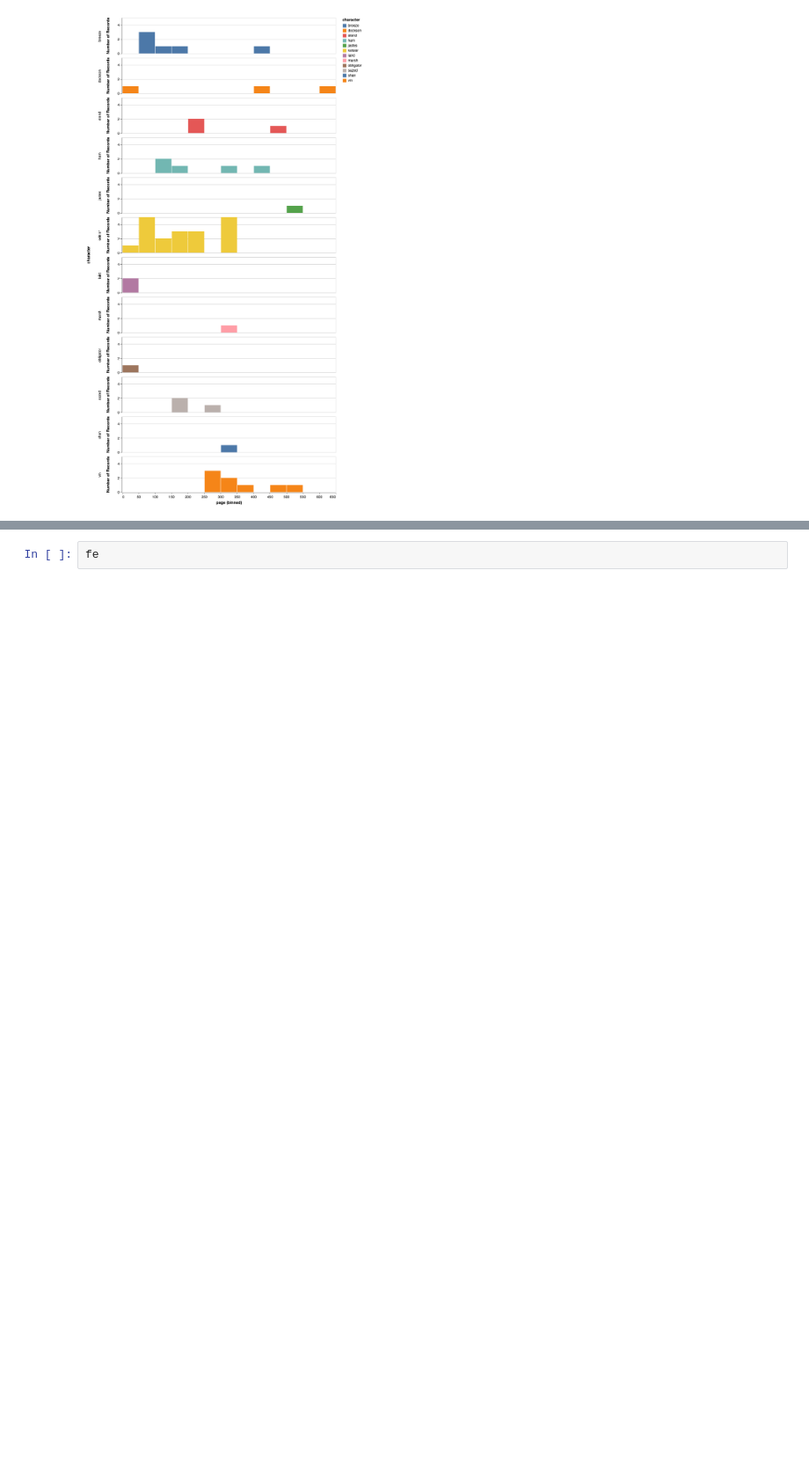
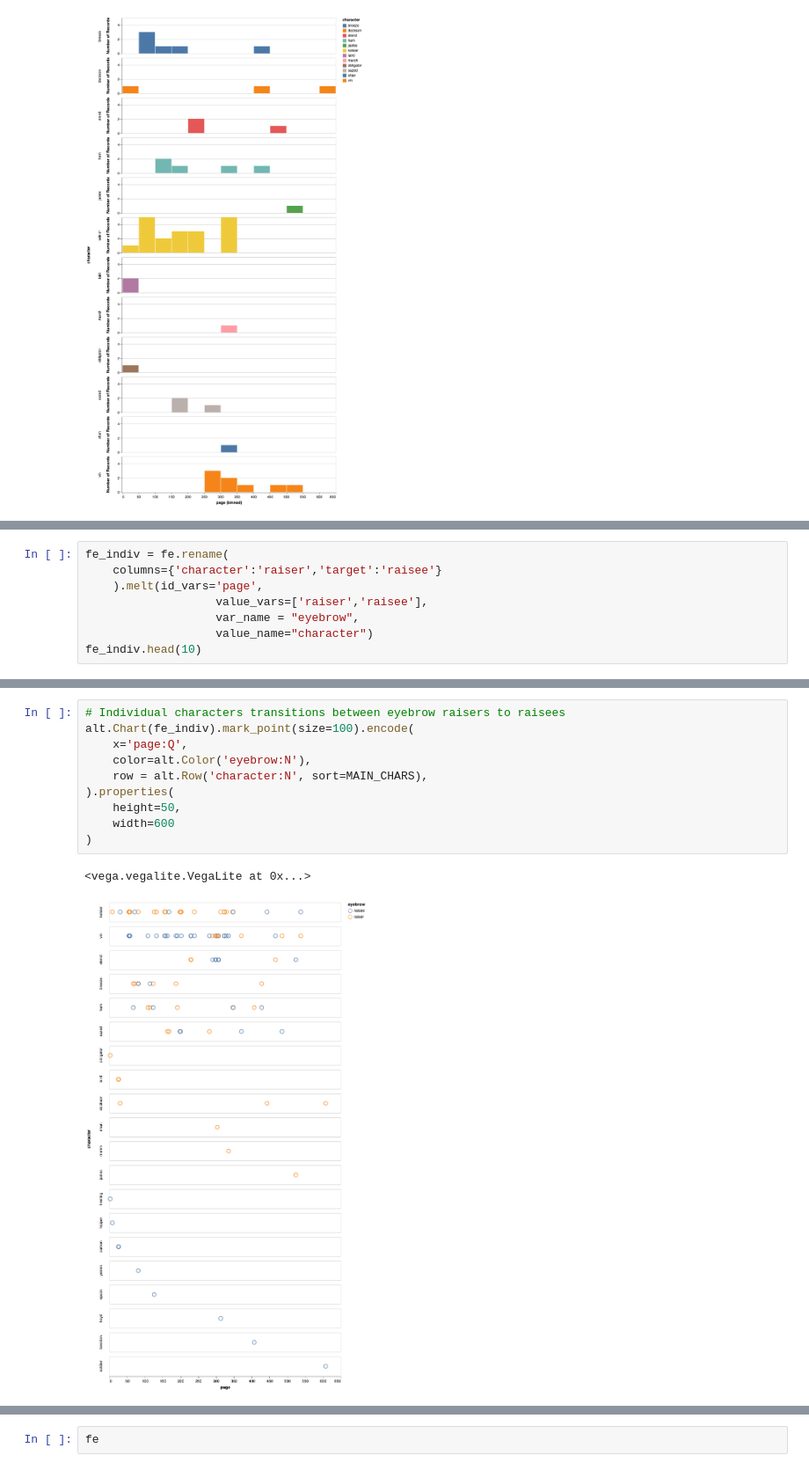
Before and after one commit to erinhwilson/mistborn, a Jupyter notebook: eyebrow_analysis.ipynb, the cells around one changed output, grey strips where cells are left out. Shown: that part at 88% size. Cells and saved outputs as stored; diff of their text form; blank space fills up the shorter version.

```diff
--- a/eyebrow_analysis.ipynb
+++ b/eyebrow_analysis.ipynb
@@ -247,0 +307,8 @@ alt.Chart(fe).mark_area().encode(
+# %%
+fe_indiv = fe.rename(
+    columns={'character':'raiser','target':'raisee'}
+    ).melt(id_vars='page',
+                   value_vars=['raiser','raisee'],
+                   var_name = "eyebrow",
+                   value_name="character")
+fe_indiv.head(10)
@@ -247,0 +327,13 @@ alt.Chart(fe).mark_area().encode(
+# %%
+# Individual characters transitions between eyebrow raisers to raisees
+alt.Chart(fe_indiv).mark_point(size=100).encode(
+    x='page:Q',
+    color=alt.Color('eyebrow:N'),
+    row = alt.Row('character:N', sort=MAIN_CHARS),
+).properties(
+    height=50,
+    width=600
+)
+# %% [output]
+<vega.vegalite.VegaLite at 0x...>
+[figure, added]
```
Also changed, not shown: parts of 9 cells of this notebook.
